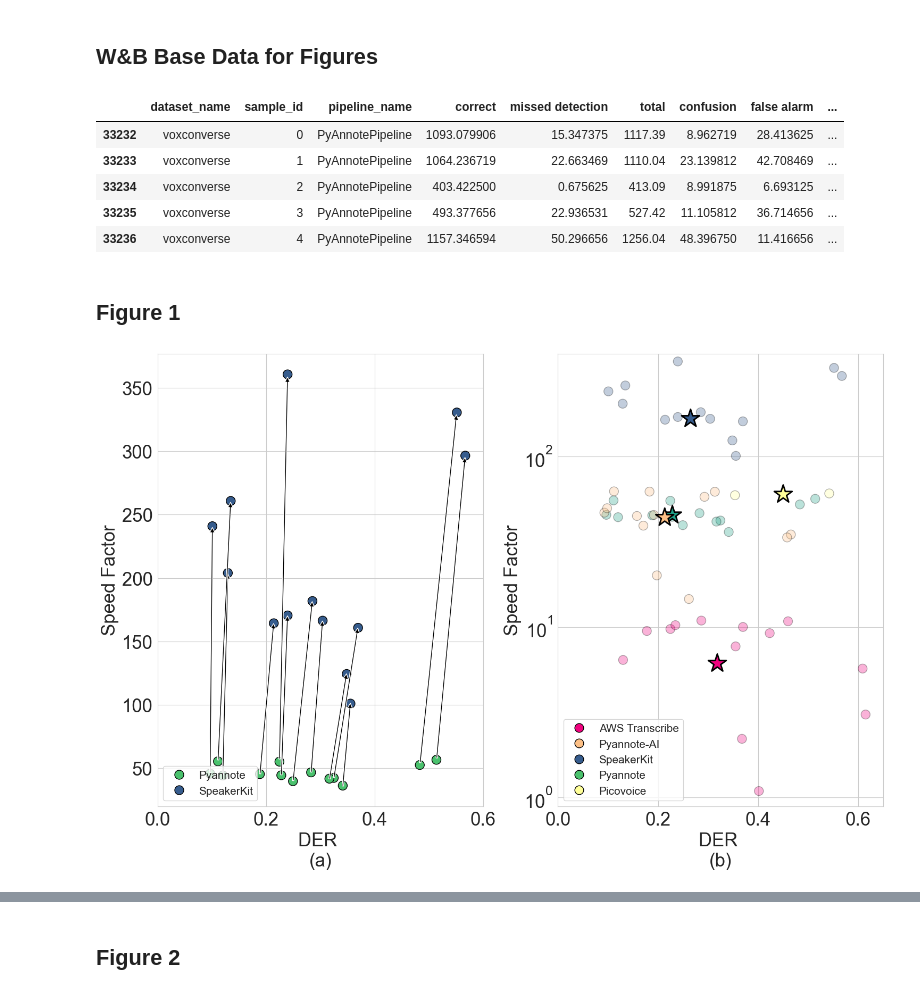
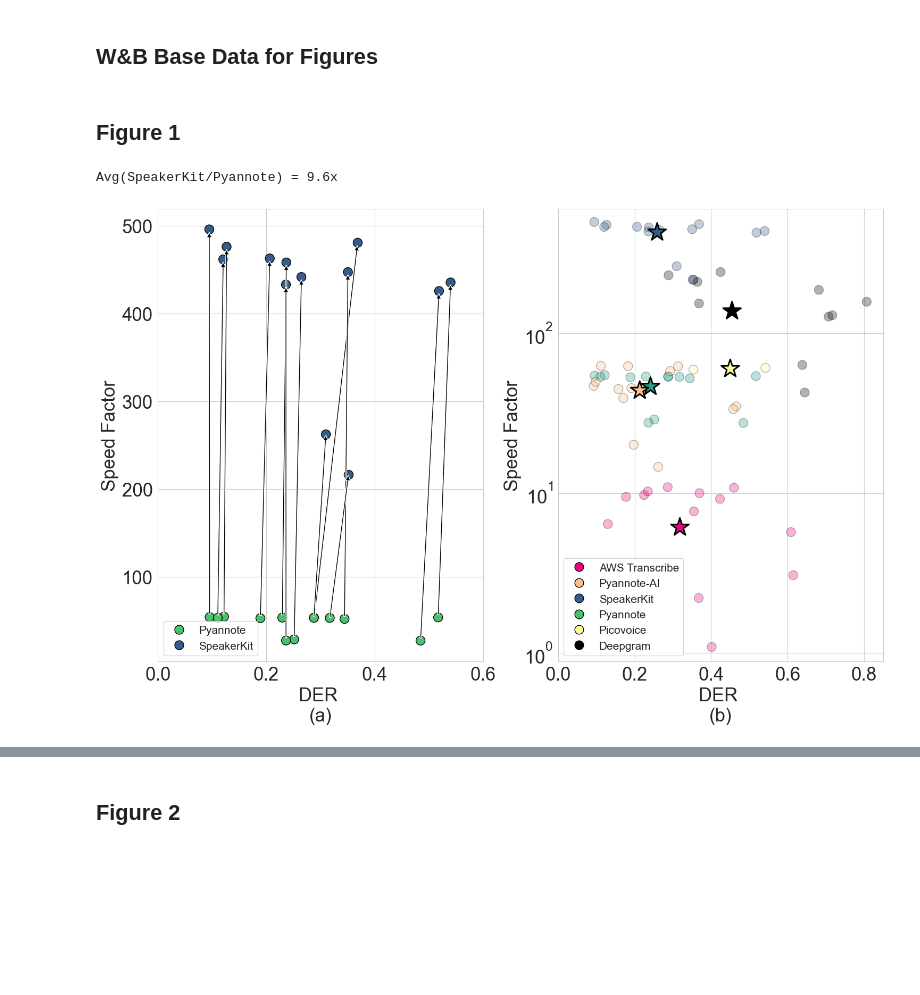
Before and after one commit to dbrkn/OpenBench, a Jupyter notebook: interspeech_analysis/paper-figures.ipynb, the cells around one changed output, grey strips where cells are left out. Drawn from its saved outputs; the diff is of its cells as text; code cells hidden in the pictures; blank space fills up the shorter version.

Commit message:
Update Interspeech Notebook for Figures (#16)

```diff
--- a/interspeech_analysis/paper-figures.ipynb
+++ b/interspeech_analysis/paper-figures.ipynb
@@ -181,15 +183,6 @@ df = (
     # Deduplicate based on latest created_at for an experiment run
     .pipe(dedup_func)
 )
-
-df.head()
-# %% [output]
-|  | dataset_name | sample_id | pipeline_name | correct | missed detection | total | confusion | false alarm | ... |
-| 33232 | voxconverse | 0 | PyAnnotePipeline | 1093.079906 | 15.347375 | 1117.39 | 8.962719 | 28.413625 | ... |
-| 33233 | voxconverse | 1 | PyAnnotePipeline | 1064.236719 | 22.663469 | 1110.04 | 23.139812 | 42.708469 | ... |
-| 33234 | voxconverse | 2 | PyAnnotePipeline | 403.422500 | 0.675625 | 413.09 | 8.991875 | 6.693125 | ... |
-| 33235 | voxconverse | 3 | PyAnnotePipeline | 493.377656 | 22.936531 | 527.42 | 11.105812 | 36.714656 | ... |
-| 33236 | voxconverse | 4 | PyAnnotePipeline | 1157.346594 | 50.296656 | 1256.04 | 48.396750 | 11.416656 | ... |
 # %% [markdown]
 ## Figure 1
 # %%
@@ -221,11 +214,11 @@ df_fig1 = (
     .replace(
         [
             'AWSTranscribePipeline', 'PicovoicePipeline', 'PyAnnotePipeline',
-            'PyannoteApiPipeline', 'SpeakerKitPipeline'
+            'PyannoteApiPipeline', 'SpeakerKitPipeline', 'DeepgramDiarizationPipeline'
         ],
         [
             'AWS Transcribe','Picovoice','Pyannote',
-            'Pyannote-AI','SpeakerKit'
+            'Pyannote-AI','SpeakerKit', 'Deepgram'
         ]
     )
 )
@@ -240,16 +233,28 @@ df_fig1_agg = (
     .replace(
         [
             'AWSTranscribePipeline', 'PicovoicePipeline', 'PyAnnotePipeline',
-            'PyannoteApiPipeline', 'SpeakerKitPipeline'
+            'PyannoteApiPipeline', 'SpeakerKitPipeline', 'DeepgramDiarizationPipeline'
         ],
         [
             'AWS Transcribe','Picovoice','Pyannote',
-            'Pyannote-AI','SpeakerKit'
+            'Pyannote-AI','SpeakerKit', 'Deepgram'
         ]
     )
     .rename(columns={"pipeline_name": "Model", "speed_factor": "Speed Factor", "global_der": "DER"})
     .assign(Dataset="Aggerate")
 )
+# %%
+avg_speed_up = (
+    df_fig1
+    .query("Model == 'Pyannote' or Model == 'SpeakerKit'")
+    .pivot_table(index="Dataset", columns="Model", values="Speed Factor")
+    .assign(speed_up=lambda df: (df["SpeakerKit"]) / df["Pyannote"])["speed_up"]
+    .mean()
+    .item()
+)
+print(f"Avg(SpeakerKit/Pyannote) = {avg_speed_up:.1f}x")
+# %% [output]
+Avg(SpeakerKit/Pyannote) = 9.6x
 # %%
 # Initialize plot
 fig, axs = plt.subplots(1, 2, figsize=(15, 10))
@@ -311,17 +316,17 @@ axs[0].legend(
 axs[0].tick_params(axis='both', which='major', labelsize=25)
 axs[0].set_xlim(0, 0.6)
 axs[1].set_yscale('log')
-axs[1].set_ylim(0,400)
+axs[1].set_ylim(0,600)
 
 
-######################### SUBPLOT A #########################
+######################### SUBPLOT B #########################
 # Plotting all systems with low opacaity
 splot = sns.scatterplot(
     data=df_fig1,
     y="Speed Factor",
     x="DER",
     hue="Model",
-    palette=['#f0027f','#ffff99',
+    palette=['#f0027f', "#000000", '#ffff99',
     '#1fa187','#fdc086','#365c8d',],
     style='Dataset',
     markers=['o','o','o','o','o'],
@@ -339,7 +344,7 @@ splot=sns.scatterplot(
     y="Speed Factor",
     x="DER",
     hue="Model",
-    palette=['#f0027f','#ffff99',
+    palette=['#f0027f', "#000000", '#ffff99',
     '#1fa187','#fdc086','#365c8d'],
     style='Dataset',
     markers=['*'],
@@ -349,40 +354,41 @@ splot=sns.scatterplot(
 )
 
 ######################### FORMATTING FOR PANEL B #########################
-plt.xlim(0, 0.65)
+plt.xlim(0, 0.85)
 
 h1,l1 = axs[1].get_legend_handles_labels()
 axs[1].set_xlabel("DER \n(b)", fontsize=25)
 axs[1].set_ylabel("Speed Factor", fontsize=25)
 
 markers = {'AWS Transcribe': 'o','Pyannote-AI': 'o',
-           'SpeakerKit': 'o','Pyannote':'o','Picovoice':'o'}
+           'SpeakerKit': 'o','Pyannote':'o','Picovoice':'o', 'Deepgram': 'o'}
 color_dict={'Pyannote':'#4ac16d','SpeakerKit':'#365c8d',
             'AWS Transcribe':'#f0027f', 'Picovoice':'#ffff99',
-            'Pyannote-AI':'#fdc086'}
+            'Pyannote-AI':'#fdc086', 'Deepgram': '#000000'}
 
 # Create custom legend for strides only
 panelb_legend = [
     plt.Line2D(
         [0],
         [0],
         color=color_dict[model],
         mec='black',
         marker=marker,
         linestyle='None',
         markersize=12,
         label=model
     )
     for model, marker in markers.items()
 ]
 
 axs[1].legend(title_fontsize=15, fontsize=15,
               labels=['AWS Transcribe','Pyannote-AI',
-              'SpeakerKit','Pyannote','Picovoice'],
+              'SpeakerKit','Pyannote','Picovoice', 'Deepgram'],
               handles=panelb_legend,loc='lower left')
 axs[1].tick_params(axis='both', which='major', labelsize=25)
 
 plt.tight_layout()
+plt.savefig(FIGURES_DIR / 'Figure-1.png', dpi=300)
 plt.show()
 # %% [output]
-[figure, old version]
+[figure, new version]
```
Also changed, not shown: parts of 17 cells of this notebook, 8 other files.
